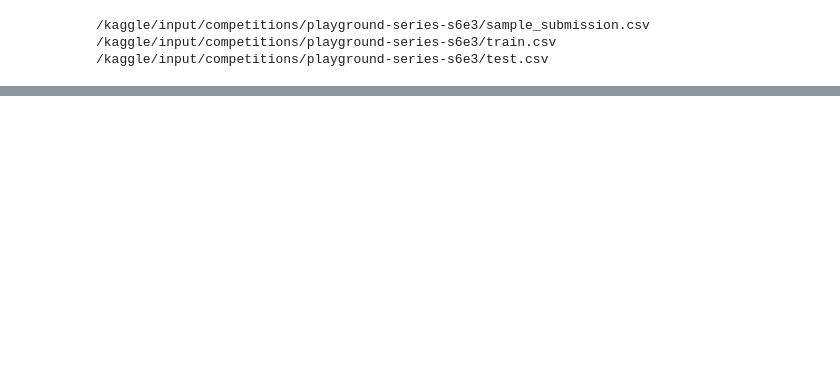
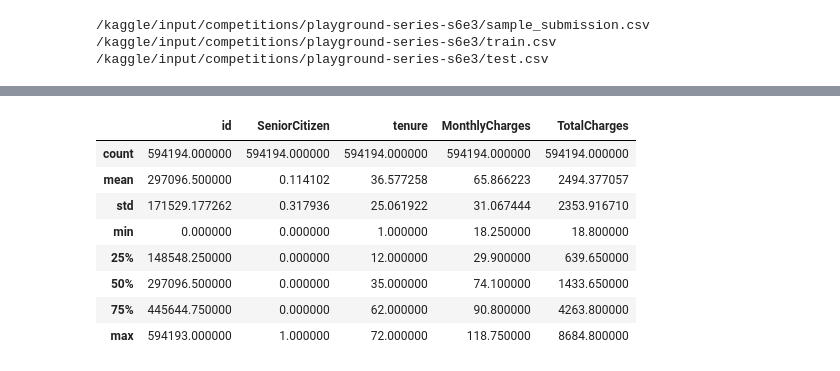
Before and after one commit to danielthomascooper/customer_churn, a Jupyter notebook: customer-churn-v0-1.ipynb, the cells around one changed output, grey strips where cells are left out. Cells and saved outputs as stored; diff of their text form; code cells hidden in the pictures; blank space fills up the shorter version.

```diff
--- a/customer-churn-v0-1.ipynb
+++ b/customer-churn-v0-1.ipynb
@@ -22,0 +54,12 @@ for dirname, _, filenames in os.walk('/kaggle/input'):
+# %%
+train_df.describe()
+# %% [output]
+|  | id | SeniorCitizen | tenure | MonthlyCharges | TotalCharges |
+| count | 594194.000000 | 594194.000000 | 594194.000000 | 594194.000000 | 594194.000000 |
+| mean | 297096.500000 | 0.114102 | 36.577258 | 65.866223 | 2494.377057 |
+| std | 171529.177262 | 0.317936 | 25.061922 | 31.067444 | 2353.916710 |
+| min | 0.000000 | 0.000000 | 1.000000 | 18.250000 | 18.800000 |
+| 25% | 148548.250000 | 0.000000 | 12.000000 | 29.900000 | 639.650000 |
+| 50% | 297096.500000 | 0.000000 | 35.000000 | 74.100000 | 1433.650000 |
+| 75% | 445644.750000 | 0.000000 | 62.000000 | 90.800000 | 4263.800000 |
+| max | 594193.000000 | 1.000000 | 72.000000 | 118.750000 | 8684.800000 |
```
Also changed, not shown: parts of 13 cells of this notebook, 1 other file.
